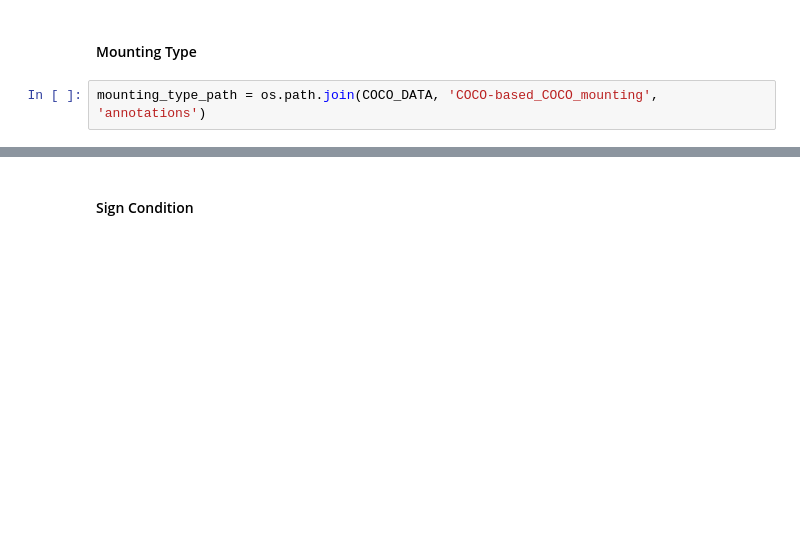
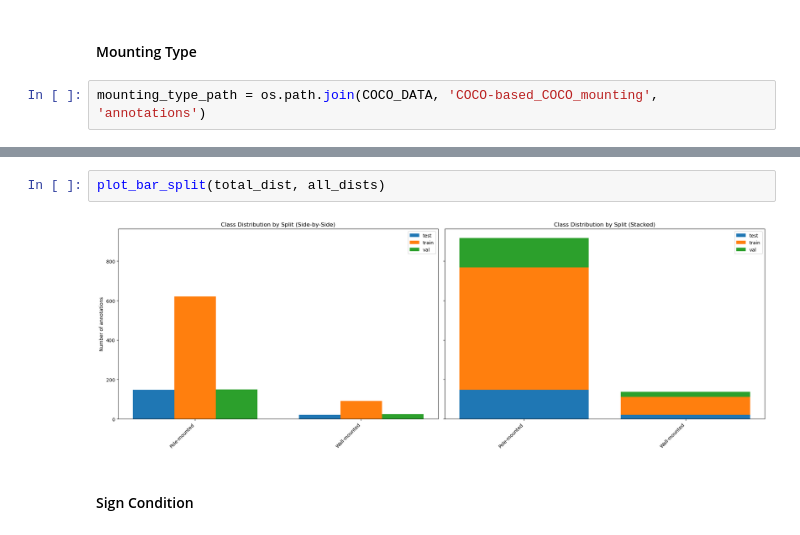
Before and after one commit to spiteriamy/ari3129-cv-group-project, a Jupyter notebook: 2c_results_comparison.ipynb, the cells around one changed output, grey strips where cells are left out. Saved outputs shown, nothing was run; the diff lists cells and outputs as text; blank space fills up the shorter version.

```diff
--- a/2c_results_comparison.ipynb
+++ b/2c_results_comparison.ipynb
@@ -277,3 +298,7 @@ Wall-mounted                  : 137      (13.00%)
+# %%
+plot_bar_split(total_dist, all_dists)
+# %% [output]
+[figure, added]
 # %% [markdown]
 #### Sign Condition
 # %%
```
Also changed, not shown: parts of 19 cells of this notebook.
